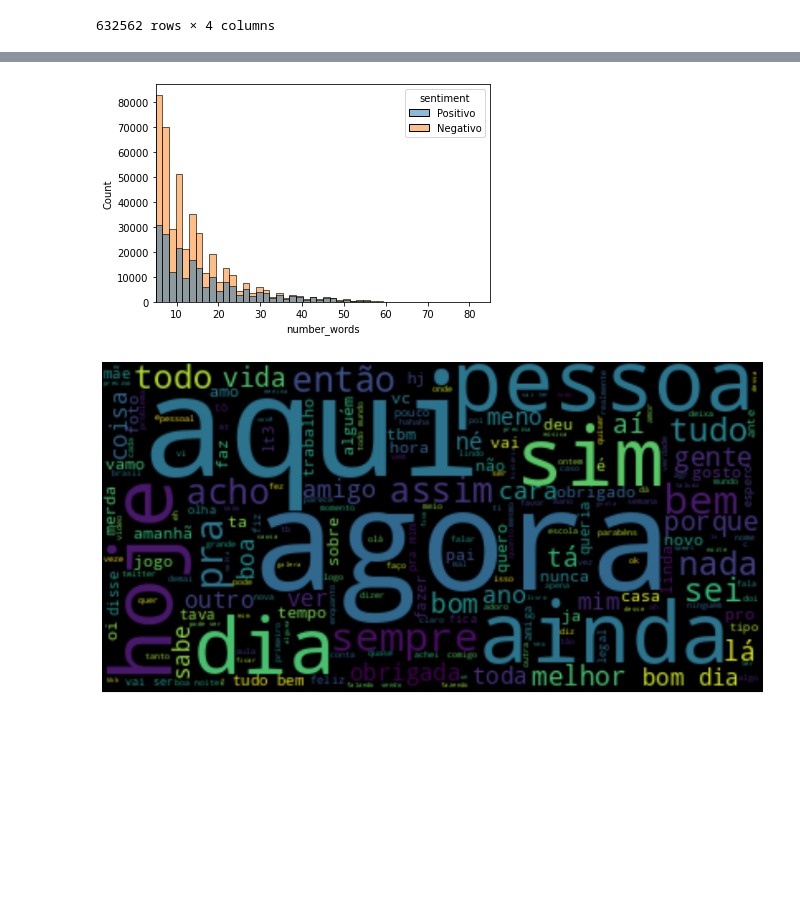
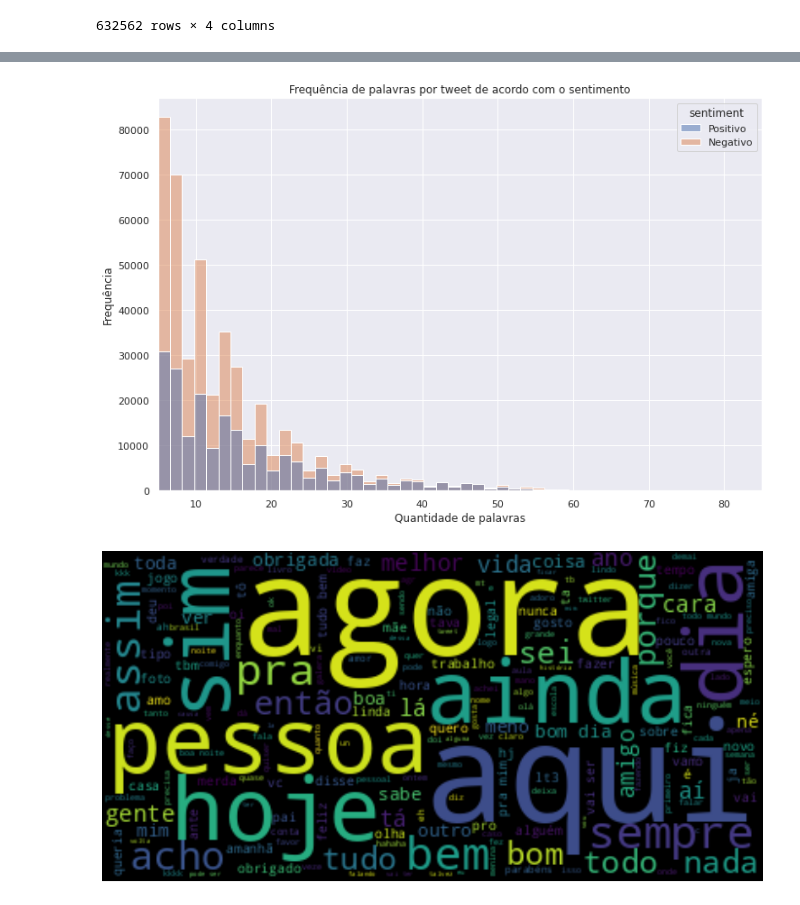
Before and after one commit to atlantico-academy/checape, a Jupyter notebook: notebooks/01 - Exploratory data analisys.ipynb, the cells around one changed output, grey strips where cells are left out. Drawn from its saved outputs; the diff is of its cells as text; code cells hidden in the pictures; blank space fills up the shorter version.

```diff
--- a/notebooks/01 - Exploratory data analisys.ipynb
+++ b/notebooks/01 - Exploratory data analisys.ipynb
@@ -130,0 +160,4 @@ max        85.000000
+# %%
+sentiments = formated_df["sentiment"].value_counts()
+sns.set(rc={"figure.figsize": (10, 8)})
+sns.barplot(x=sentiments.index, y=sentiments.values)
@@ -131,7 +167,10 @@ max        85.000000
 # %%
-plt.hist(formated_df.number_words, bins=50)
+sns.set(rc={"figure.figsize": (12, 8)})
+sns.histplot(data=formated_df, x="number_words", bins=50)
+
 plt.xlabel("Quantidade de palavras")
 plt.ylabel("Frequência")
+plt.title("Frequência de palavras por tweet")
 plt.xlim([5, 90])
 plt.show()
 # %% [output]
@@ -139,9 +178,13 @@ plt.show()
 # %%
+sns.set(rc={"figure.figsize": (12, 8)})
 sns.histplot(data=formated_df, x="number_words", hue="sentiment", bins=50)
+plt.xlabel("Quantidade de palavras")
+plt.ylabel("Frequência")
+plt.title("Frequência de palavras por tweet de acordo com o sentimento")
 plt.xlim(5, 85)
 plt.show()
 # %% [output]
-[figure, old version]
+[figure, new version]
 # %%
 df_positivo = formated_df.query("sentiment == 'Positivo'")
 df_negativo = formated_df.query("sentiment == 'Negativo'")
@@ -159,7 +202,7 @@ plt.imshow(wordcloud, interpolation="bilinear")
 plt.axis("off")
 plt.show()
 # %% [output]
-[figure, old version]
+[figure, new version]
 # %%
 wordcloud = WordCloud().generate(negative_filter)
 plt.figure(figsize=(14, 10))
```
Also changed, not shown: parts of 13 cells of this notebook.
